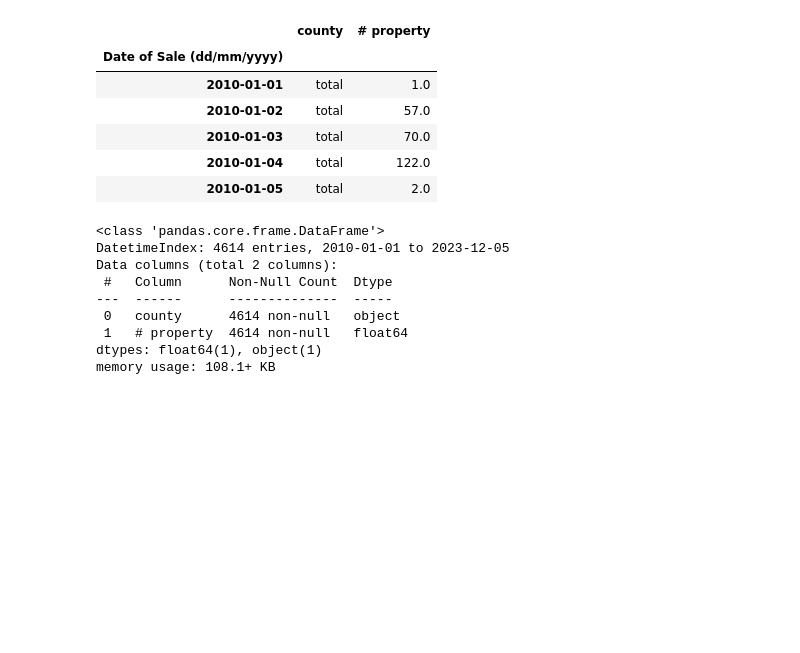
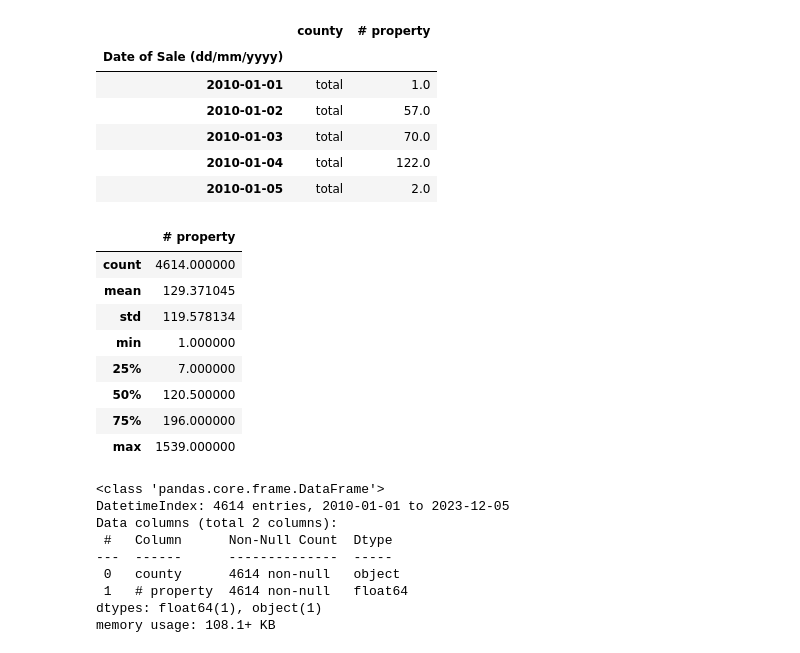
Before and after one commit to alexCCTcollege/CA-2, a Jupyter notebook: Time seiries.ipynb, the cells around one changed output. Cells and saved outputs as stored; diff of their text form; code cells hidden in the pictures; blank space fills up the shorter version.

```diff
--- a/Time seiries.ipynb
+++ b/Time seiries.ipynb
@@ -393,6 +393,18 @@ Total.head()
 | 2010-01-03 | total | 70.0 |
 | 2010-01-04 | total | 122.0 |
 | 2010-01-05 | total | 2.0 |
+# %%
+Total.describe()
+# %% [output]
+|  | # property |
+| count | 4614.000000 |
+| mean | 129.371045 |
+| std | 119.578134 |
+| min | 1.000000 |
+| 25% | 7.000000 |
+| 50% | 120.500000 |
+| 75% | 196.000000 |
+| max | 1539.000000 |
 # %%
 Total.info()
 _date = '2023-01-01'
```
Also changed, not shown: parts of 6 cells of this notebook.
